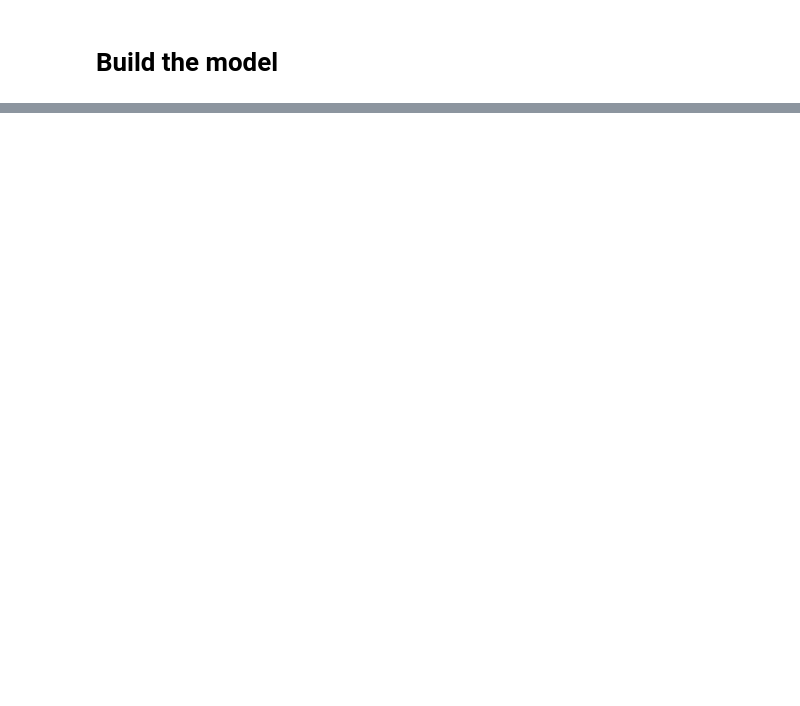
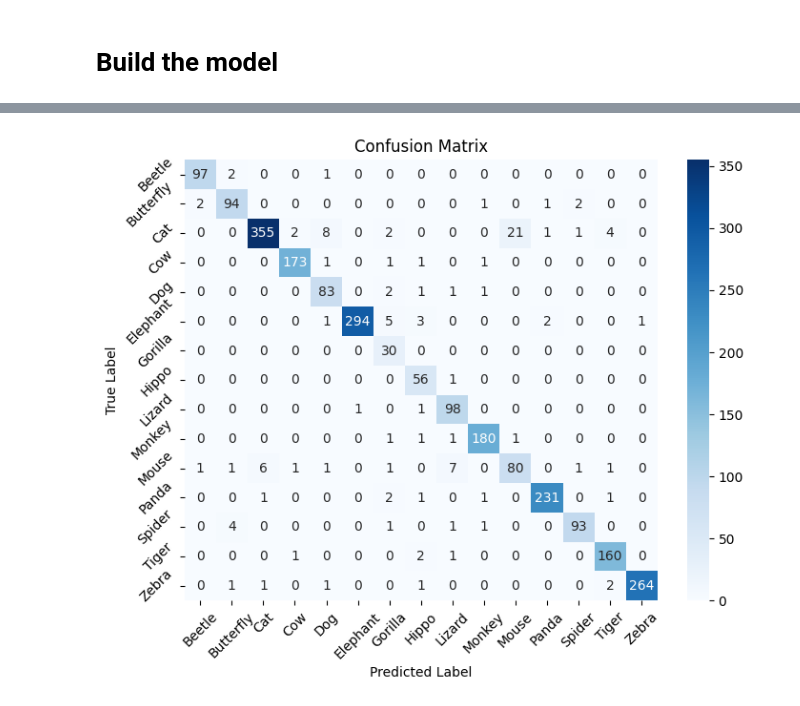
Before and after one commit to qianhui-03/Convolutional_Neural_Network, a Jupyter notebook: src/CNN.ipynb, the cells around one changed output, grey strips where cells are left out. Cells and saved outputs as stored; diff of their text form; code cells hidden in the pictures; blank space fills up the shorter version.

```diff
--- a/src/CNN.ipynb
+++ b/src/CNN.ipynb
@@ -215,0 +361,9 @@ plot_training(history)
+# %%
+from sklearn.metrics import classification_report, confusion_matrix
+import numpy as np
+
+predictions = model.predict(test_data)
+y_pred = np.argmax(predictions, axis=1)
+y_true = test_data.classes
+
+print(classification_report(y_true, y_pred))
@@ -215,0 +388,21 @@ plot_training(history)
+# %%
+cm = confusion_matrix(y_true, y_pred)
+class_names = list(test_data.class_indices.keys())
+
+plt.figure(figsize=(8,6))
+
+sns.heatmap(cm,
+            annot=True,
+            fmt='d',
+            cmap='Blues',
+            xticklabels=class_names,
+            yticklabels=class_names)
+
+plt.xlabel("Predicted Label")
+plt.ylabel("True Label")
+plt.title("Confusion Matrix")
+plt.xticks(rotation=45)
+plt.yticks(rotation=45)
+plt.show()
+# %% [output]
+[figure, added]
```
Also changed, not shown: parts of 27 cells of this notebook.
